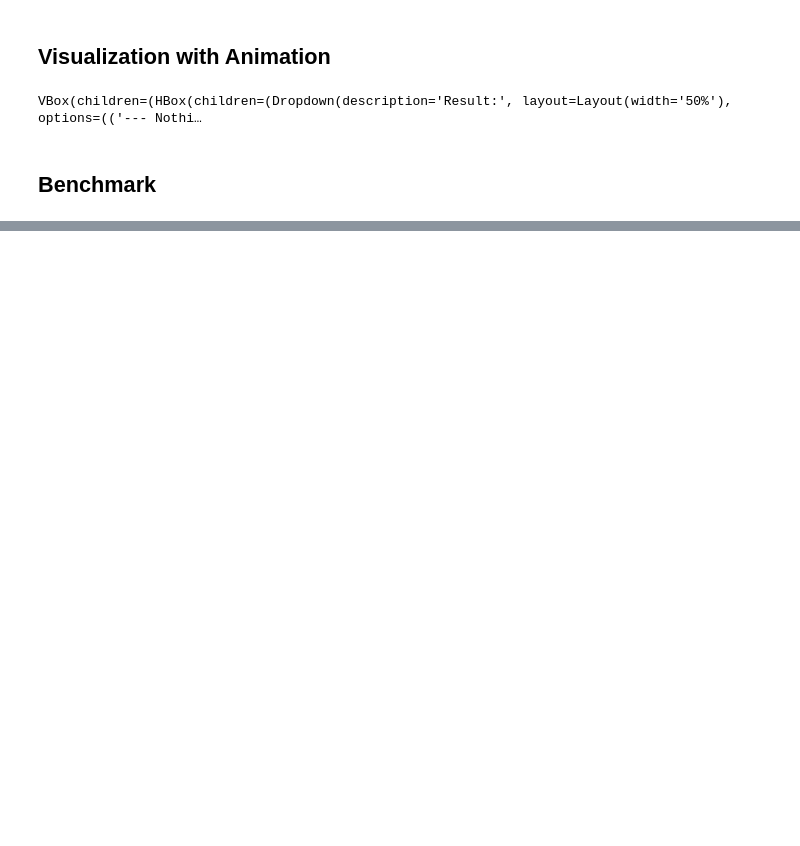
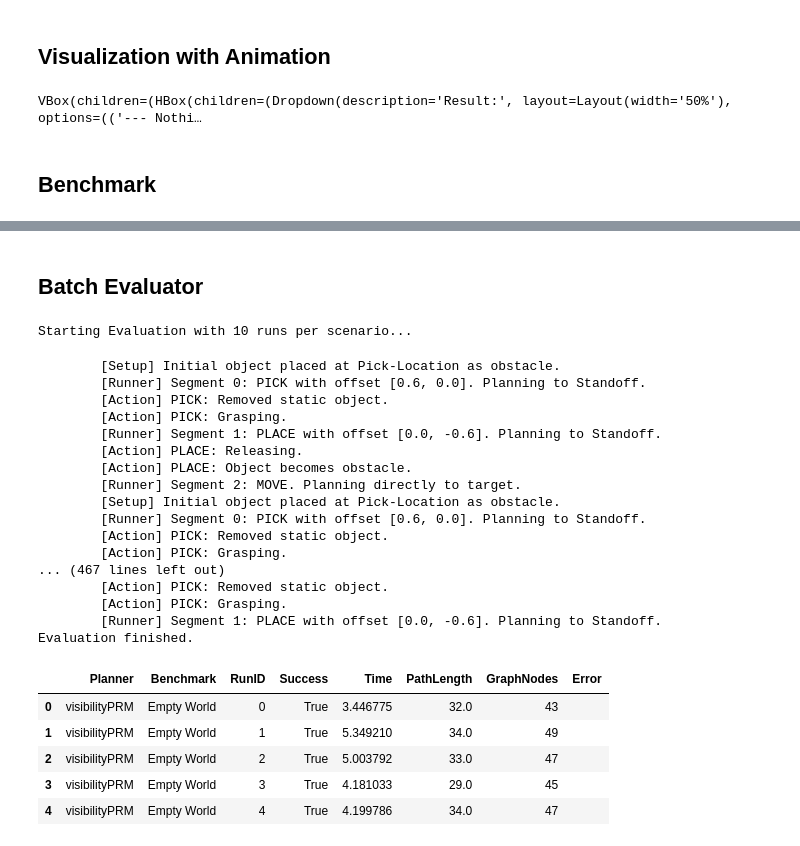
Before and after one commit to Paulchenn/Mobiler_Manipulator, a Jupyter notebook: notebooks/Mobile_Manipulator_Main.ipynb, the cells around one changed output, grey strips where cells are left out. Drawn from its saved outputs; the diff is of its cells as text; code cells hidden in the pictures; blank space fills up the shorter version.

```diff
--- a/notebooks/Mobile_Manipulator_Main.ipynb
+++ b/notebooks/Mobile_Manipulator_Main.ipynb
@@ -609,0 +684,42 @@ plt.show()
+# %% [markdown]
+## Batch Evaluator
+# %%
+# --- KONFIGURATION ---
+NUMBER_OF_RUNS = 10  # Wie oft soll jeder Test wiederholt werden?
+
+print(f"Starting Evaluation with {NUMBER_OF_RUNS} runs per scenario...")
+
+# Batch starten
+df_results = BatchEvaluator.run_experiment(plannerFactory, benchList, num_runs=NUMBER_OF_RUNS)
+
+print("Evaluation finished.")
+# Kurzer Blick auf die Daten (erste 5 Zeilen)
+display(df_results.head())
+
+# Optional: Speichern als CSV, damit die Daten nicht verloren gehen
+# df_results.to_csv(f"benchmark_results_{NUMBER_OF_RUNS}runs.csv", index=False)
+# %% [output]
+Starting Evaluation with 10 runs per scenario...
+        [Setup] Initial object placed at Pick-Location as obstacle.
+        [Runner] Segment 0: PICK with offset [0.6, 0.0]. Planning to Standoff.
+        [Action] PICK: Removed static object.
+        [Action] PICK: Grasping.
+        [Runner] Segment 1: PLACE with offset [0.0, -0.6]. Planning to Standoff.
+        [Action] PLACE: Releasing.
+        [Action] PLACE: Object becomes obstacle.
+        [Runner] Segment 2: MOVE. Planning directly to target.
+        [Setup] Initial object placed at Pick-Location as obstacle.
+        [Runner] Segment 0: PICK with offset [0.6, 0.0]. Planning to Standoff.
+        [Action] PICK: Removed static object.
+        [Action] PICK: Grasping.
+... (467 lines left out)
+        [Action] PICK: Removed static object.
+        [Action] PICK: Grasping.
+        [Runner] Segment 1: PLACE with offset [0.0, -0.6]. Planning to Standoff.
+Evaluation finished.
+|  | Planner | Benchmark | RunID | Success | Time | PathLength | GraphNodes | Error |
+| 0 | visibilityPRM | Empty World | 0 | True | 3.446775 | 32.0 | 43 |  |
+| 1 | visibilityPRM | Empty World | 1 | True | 5.349210 | 34.0 | 49 |  |
+| 2 | visibilityPRM | Empty World | 2 | True | 5.003792 | 33.0 | 47 |  |
+| 3 | visibilityPRM | Empty World | 3 | True | 4.181033 | 29.0 | 45 |  |
+| 4 | visibilityPRM | Empty World | 4 | True | 4.199786 | 34.0 | 47 |  |
```
Also changed, not shown: parts of 6 cells of this notebook.
